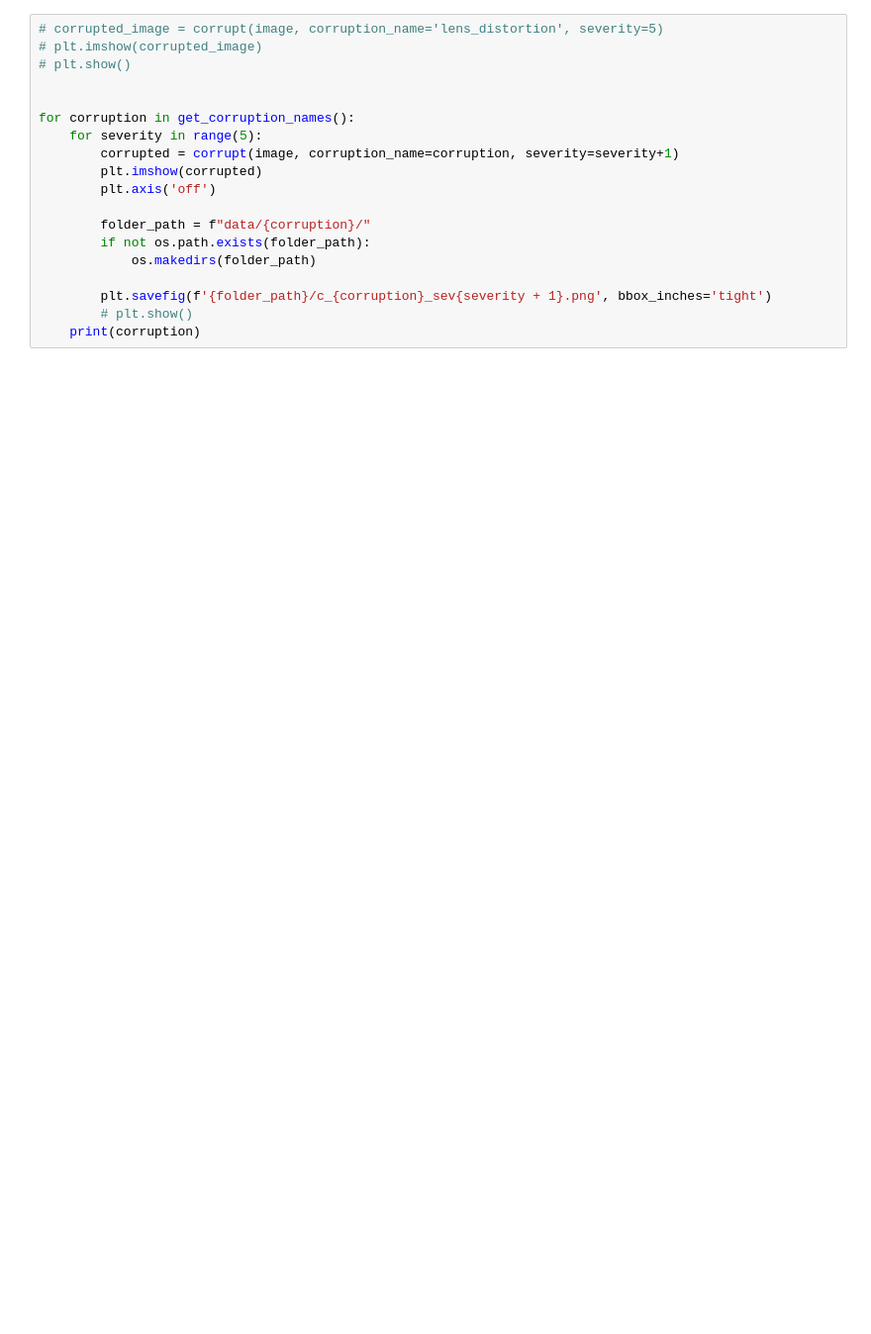
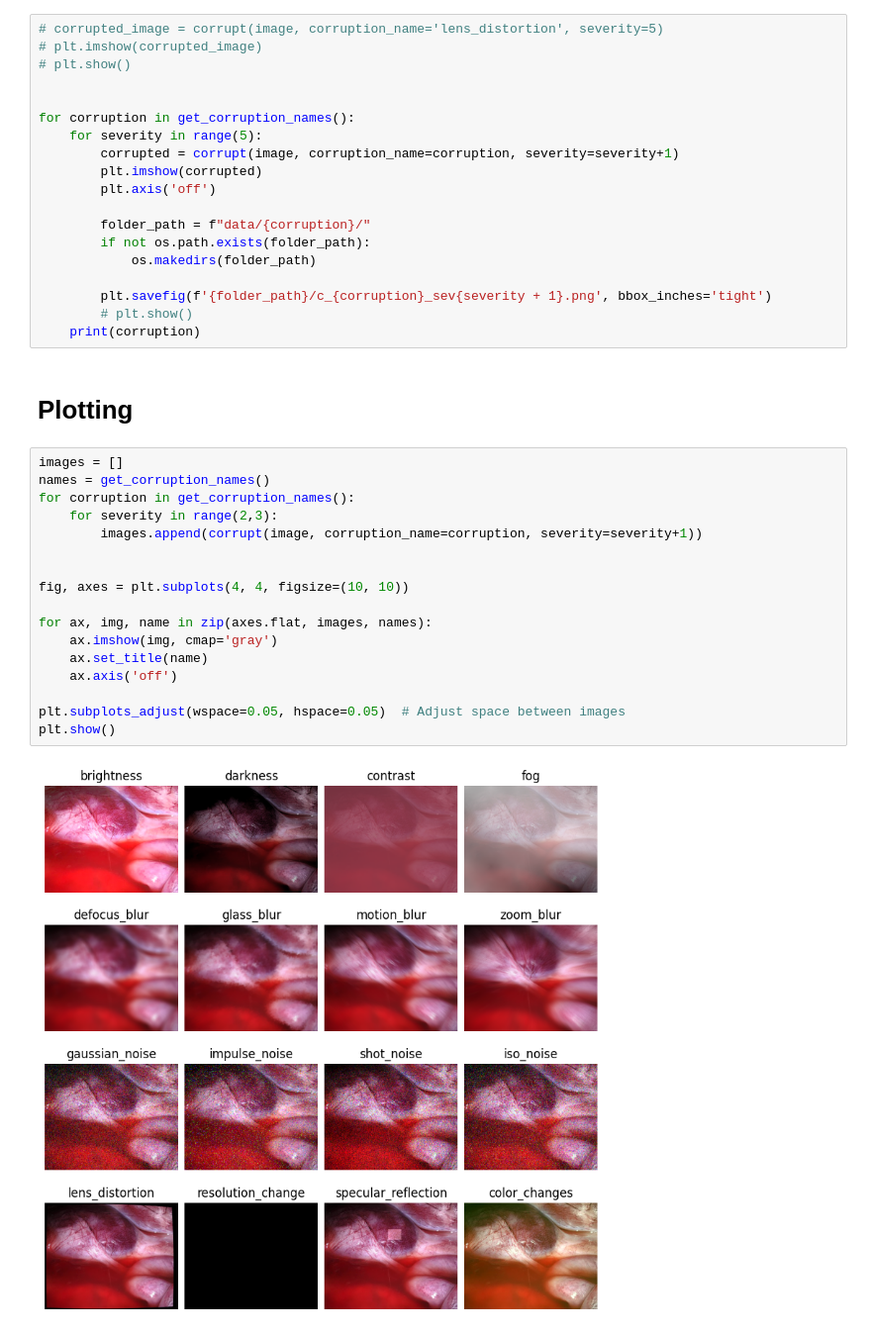
Before and after one commit to Ivanrs297/endoscopycorruptions, a Jupyter notebook: demo_test.ipynb, the cells around one changed output. Shown at 99% size. Cells and saved outputs as stored; diff of their text form; blank space fills up the shorter version.

```diff
--- a/demo_test.ipynb
+++ b/demo_test.ipynb
@@ -35,3 +43,24 @@ for corruption in get_corruption_names():
         plt.savefig(f'{folder_path}/c_{corruption}_sev{severity + 1}.png', bbox_inches='tight')
         # plt.show()
     print(corruption)
+# %% [markdown]
+# Plotting
+# %%
+images = []
+names = get_corruption_names()
+for corruption in get_corruption_names():
+    for severity in range(2,3):
+        images.append(corrupt(image, corruption_name=corruption, severity=severity+1))
+
+
+fig, axes = plt.subplots(4, 4, figsize=(10, 10))
+
+for ax, img, name in zip(axes.flat, images, names):
+    ax.imshow(img, cmap='gray')
+    ax.set_title(name)
+    ax.axis('off')
+
+plt.subplots_adjust(wspace=0.05, hspace=0.05)  # Adjust space between images
+plt.show()
+# %% [output]
+[figure, added]
```
Also changed, not shown: parts of 3 cells of this notebook.
